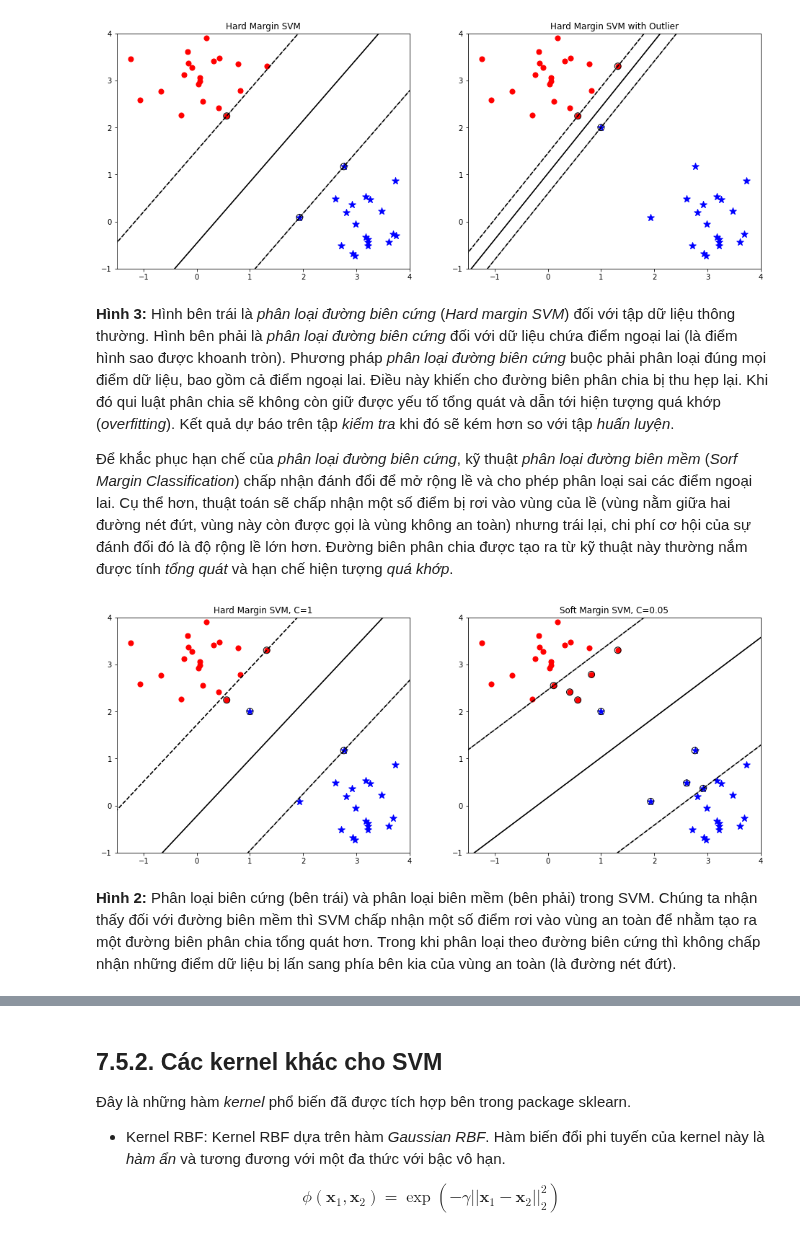
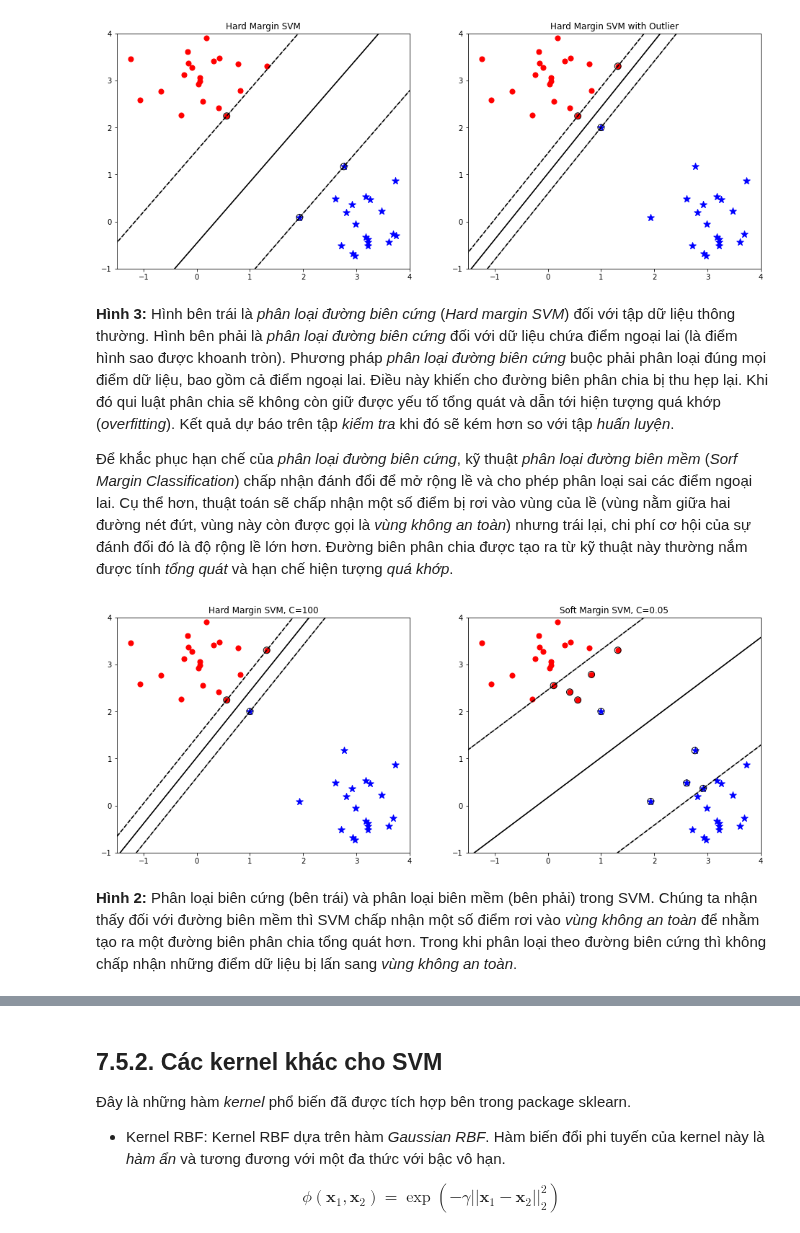
Before and after one commit to phamdinhkhanh/deepai-book, a Jupyter notebook: _sources/ch_ml/SVM.ipynb, the cells around one changed output, grey strips where cells are left out. Cells and saved outputs as stored; diff of their text form; code cells hidden in the pictures.

```diff
--- a/_sources/ch_ml/SVM.ipynb
+++ b/_sources/ch_ml/SVM.ipynb
@@ -539,7 +569,7 @@ plt.show()
 <!-- ![](https://imgur.com/8B67kPe.png) -->
 **Hình 3:** Hình bên trái là _phân loại đường biên cứng_ (_Hard margin SVM_) đối với tập dữ liệu thông thường. Hình bên phải là _phân loại đường biên cứng_ đối với dữ liệu chứa điểm ngoại lai (là điểm hình sao được khoanh tròn). Phương pháp _phân loại đường biên cứng_ buộc phải phân loại đúng mọi điểm dữ liệu, bao gồm cả điểm ngoại lai. Điều này khiến cho đường biên phân chia bị thu hẹp lại. Khi đó qui luật phân chia sẽ không còn giữ được yếu tố tổng quát và dẫn tới hiện tượng quá khớp (_overfitting_). Kết quả dự báo trên tập _kiểm tra_ khi đó sẽ kém hơn so với tập _huấn luyện_.
 
-Để khắc phục hạn chế của _phân loại đường biên cứng_, kỹ thuật _phân loại đường biên mềm_ (_Sorf Margin Classification_) chấp nhận đánh đổi để mở rộng lề và cho phép phân loại sai các điểm ngoại lai. Cụ thể hơn, thuật toán sẽ chấp nhận một số điểm bị rơi vào vùng của lề (vùng nằm giữa hai đường nét đứt, vùng này còn được gọi là vùng không an toàn) nhưng trái lại, chi phí cơ hội của sự đánh đổi đó là độ rộng lề lớn hơn. Đường biên phân chia được tạo ra từ kỹ thuật này thường nắm được tính _tổng quát_ và hạn chế hiện tượng _quá khớp_.
+Để khắc phục hạn chế của _phân loại đường biên cứng_, kỹ thuật _phân loại đường biên mềm_ (_Sorf Margin Classification_) chấp nhận đánh đổi để mở rộng lề và cho phép phân loại sai các điểm ngoại lai. Cụ thể hơn, thuật toán sẽ chấp nhận một số điểm bị rơi vào vùng của lề (vùng nằm giữa hai đường nét đứt, vùng này còn được gọi là _vùng không an toàn_) nhưng trái lại, chi phí cơ hội của sự đánh đổi đó là độ rộng lề lớn hơn. Đường biên phân chia được tạo ra từ kỹ thuật này thường nắm được tính _tổng quát_ và hạn chế hiện tượng _quá khớp_.
 # %%
 import numpy as np
 import matplotlib.pyplot as plt
@@ -549,7 +579,7 @@ from sklearn import svm
 fig, ax = plt.subplots(1, 2, figsize=(16, 6))
 
 # fit the modelf
-for i, (name, penalty) in enumerate([('hard margin', 1), ('soft margin', 0.05)]):
+for i, (name, penalty) in enumerate([('hard margin', 100), ('soft margin', 0.05)]):
     clf = svm.SVC(kernel='linear', C=penalty)
     clf.fit(X, y)
 
@@ -574,33 +604,33 @@ for i, (name, penalty) in enumerate([('hard margin', 1), ('soft margin', 0.05)])
 
     ax[i].scatter(clf.support_vectors_[:, 0], clf.support_vectors_[:, 1], s=80,
                 facecolors='none', zorder=10, edgecolors='k',
                 cmap=cm.get_cmap('RdBu'))
 
 
     ax[i].scatter(X[idx_cls_0, 0], X[idx_cls_0, 1], c='red', marker='o', s=50)
     ax[i].scatter(X[idx_cls_1, 0], X[idx_cls_1, 1], c='blue', marker='*', s=100)
 
     YY, XX = np.meshgrid(yy, xx)
     xy = np.vstack([XX.ravel(), YY.ravel()]).T
     Z = clf.decision_function(xy).reshape(XX.shape)
     x_min = -1.5
     x_max = 4
     y_min = -1
     y_max = 4
 
     # Put the result into a contour plot
     ax[i].contour(XX, YY, Z, colors='k', levels=[-1, 0, 1], alpha=0.5,
            linestyles=['--', '-', '--'])
 
     ax[i].set_xlim(x_min, x_max)
     ax[i].set_ylim(y_min, y_max)
     if i == 0:
       ax[i].set_title('Hard Margin SVM, C={}'.format(penalty))
     else:
       ax[i].set_title('Soft Margin SVM, C={}'.format(penalty))
 
 plt.show()
 # %% [output]
-[figure, old version]
+[figure, new version]
 # %% [markdown]
-**Hình 2:** Phân loại biên cứng (bên trái) và phân loại biên mềm (bên phải) trong SVM. Chúng ta nhận thấy đối với đường biên mềm thì SVM chấp nhận một số điểm rơi vào vùng an toàn để nhằm tạo ra một đường biên phân chia tổng quát hơn. Trong khi phân loại theo đường biên cứng thì không chấp nhận những điểm dữ liệu bị lấn sang phía bên kia của vùng an toàn (là đường nét đứt).
+**Hình 2:** Phân loại biên cứng (bên trái) và phân loại biên mềm (bên phải) trong SVM. Chúng ta nhận thấy đối với đường biên mềm thì SVM chấp nhận một số điểm rơi vào _vùng không an toàn_ để nhằm tạo ra một đường biên phân chia tổng quát hơn. Trong khi phân loại theo đường biên cứng thì không chấp nhận những điểm dữ liệu bị lấn sang _vùng không an toàn_.
```
Also changed, not shown: parts of 6 cells of this notebook, 7 other files.
